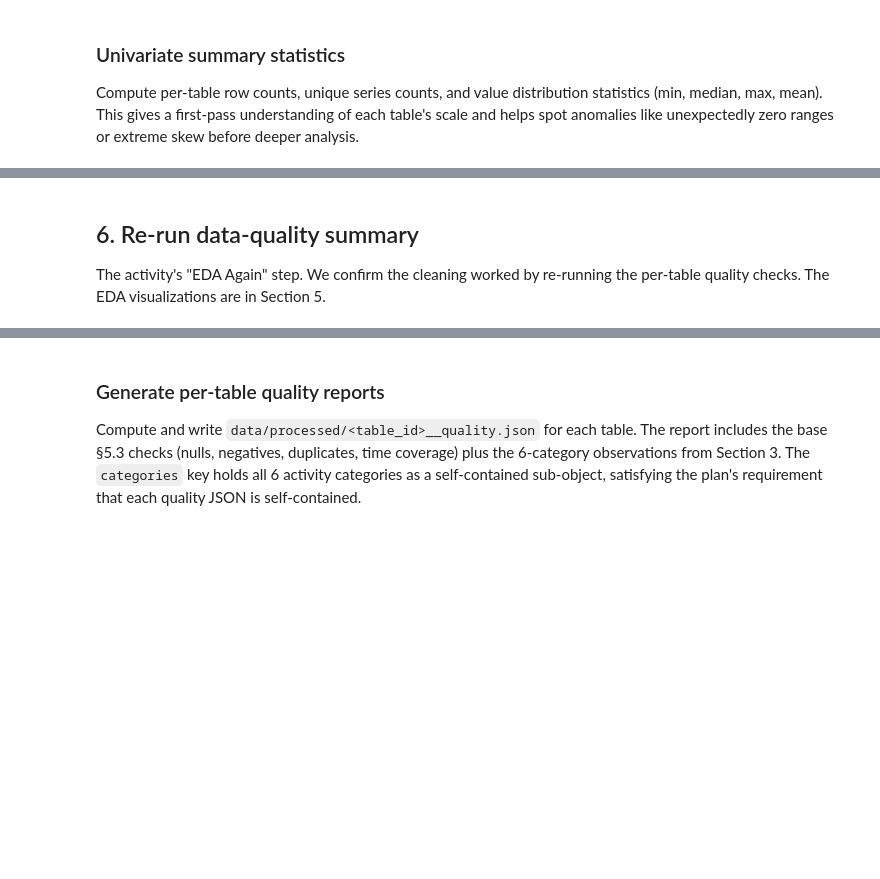
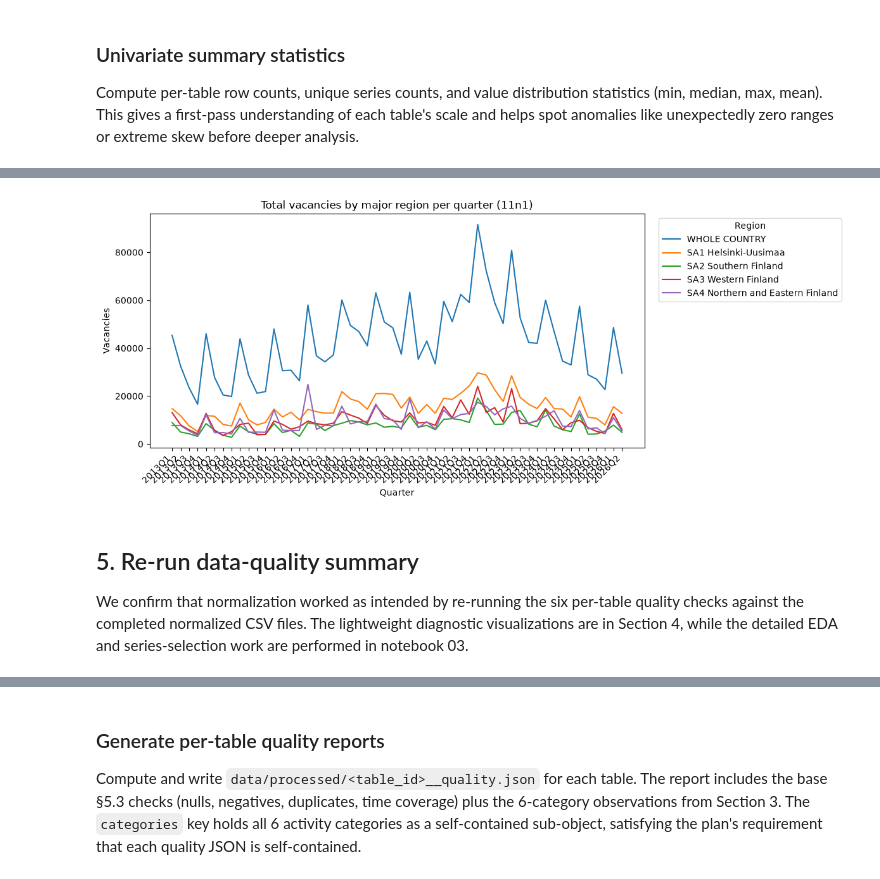
Before and after one commit to Lion504/JobAI, a Jupyter notebook: notebooks/02_normalize_and_validate_data.ipynb, the cells around one changed output, grey strips where cells are left out. Cells and saved outputs as stored; diff of their text form; code cells hidden in the pictures; blank space fills up the shorter version.

```diff
--- a/notebooks/02_normalize_and_validate_data.ipynb
+++ b/notebooks/02_normalize_and_validate_data.ipynb
@@ -584,24 +713,28 @@ plt.show()
 The activity's multivariate step: 11n1 gives us a panel across regions. We
 plot total vacancies for each major region over time.
 # %%
-import matplotlib
-matplotlib.use("Agg")
+%matplotlib inline
 df11n1 = pd.read_csv(PRO / "11n1__normalized.csv")
 fig, ax = plt.subplots(figsize=(12, 5))
 sns.lineplot(
     data=df11n1,
     x="timeperiod_q", y="value", hue="alue_16_20180101_text", ax=ax,
 )
 ax.set_title("Total vacancies by major region per quarter (11n1)")
 ax.set_xlabel("Quarter")
 ax.set_ylabel("Vacancies")
 plt.xticks(rotation=45, ha="right")
 plt.legend(title="Region", bbox_to_anchor=(1.02, 1), loc="upper left")
 plt.tight_layout()
+fig.savefig(FIG / "02_regional_total_vacancies_over_time.png", dpi=150, bbox_inches="tight")
 plt.show()
+# %% [output]
+[figure, added]
 # %% [markdown]
-## 6. Re-run data-quality summary
+## 5. Re-run data-quality summary
 
-The activity's "EDA Again" step. We confirm the cleaning worked by re-running
-the per-table quality checks. The EDA visualizations are in Section 5.
+We confirm that normalization worked as intended by re-running the six
+per-table quality checks against the completed normalized CSV files. The
+lightweight diagnostic visualizations are in Section 4, while the detailed
+EDA and series-selection work are performed in notebook 03.
 # %%
```
Also changed, not shown: parts of 32 cells of this notebook.
